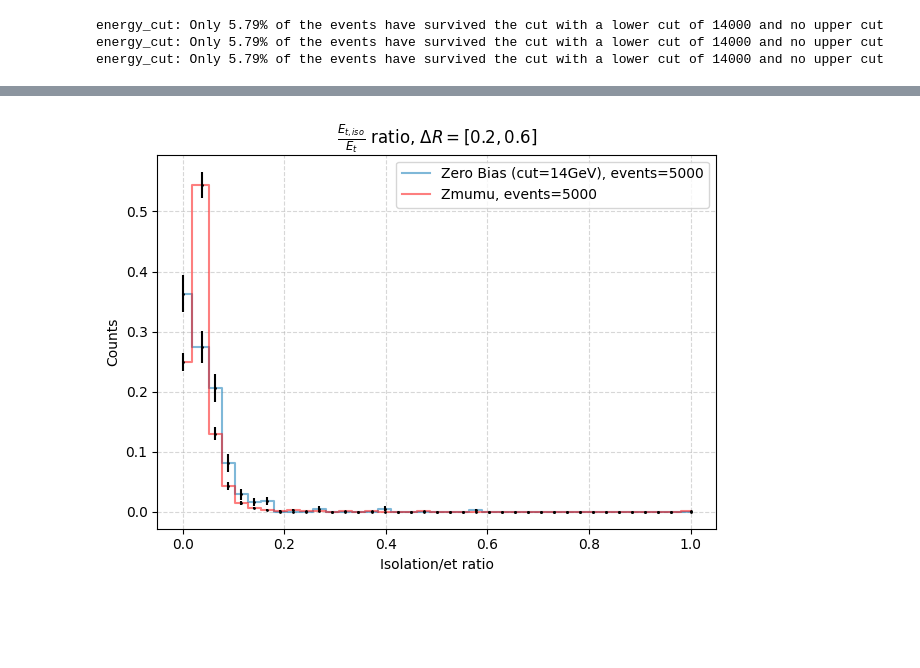
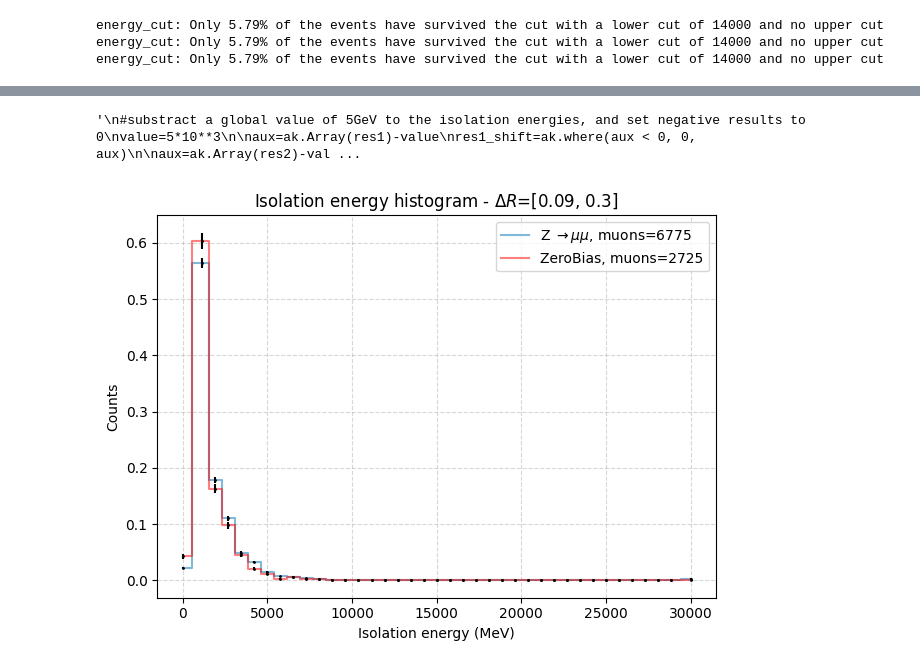
Before and after one commit to Ruba18-Code/BSc-Thesis-LVL1-trigger-for-isolated-muons-at-ATLAS, a Jupyter notebook: test.ipynb, the cells around one changed output, grey strips where cells are left out. Saved outputs shown, nothing was run; the diff lists cells and outputs as text; code cells hidden in the pictures; blank space fills up the shorter version.

Commit message:
Created more plots

```diff
--- a/test.ipynb
+++ b/test.ipynb
@@ -8,16 +8,14 @@ MuonTree_Zmumu=file["MuonTree_Zmumu;1"]
 
 #Select range of events
 nmin=0
-nmax=5000
+nmax=10000
 
 #Select quality 0 Z->mumu
 Zmumu_pt=quality_selector(MuonTree_Zmumu["muon_quality"].array(),MuonTree_Zmumu["muon_pt"].array(),0)[nmin:nmax]
 Zmumu_eta=quality_selector(MuonTree_Zmumu["muon_quality"].array(),MuonTree_Zmumu["muon_eta"].array(),0)[nmin:nmax]
 Zmumu_phi=quality_selector(MuonTree_Zmumu["muon_quality"].array(),MuonTree_Zmumu["muon_phi"].array(),0)[nmin:nmax]
-
 #And select the Z peak pairs
 Zmumu_pt, Zmumu_eta, Zmumu_phi = get_all_Z_peak_pairs(Zmumu_pt,Zmumu_eta,Zmumu_phi)
-
 #Select the ZeroBias data with energy cut
 ZeroBias_eta=energy_cut(MuonTree_ZeroBias["muon_pt"].array(), MuonTree_ZeroBias["muon_eta"].array())[nmin:nmax]
 ZeroBias_phi=energy_cut(MuonTree_ZeroBias["muon_pt"].array(), MuonTree_ZeroBias["muon_phi"].array())[nmin:nmax]
@@ -64,23 +30,37 @@ plot_ROC_curve(MuonTree_Zmumu, MuonTree_ZeroBias, Zmumu_pt, Zmumu_eta, Zmumu_phi
-# %%
-dr_min=0.2
-dr_max=0.25
-#Compute the isolation and prepare it for plotting ZeroBias
-res1=muon_isolation_all_events(MuonTree_ZeroBias,ZeroBias_eta,ZeroBias_phi,dr_min,dr_max,[nmin,nmax],1000)
-data1=ak.flatten(res1)
-#Prepare the data
-ratio1=data1/ak.flatten(ZeroBias_pt)
-
-#Compute the isolation and prepare it for plotting Z mu mu
-res2=muon_isolation_all_events(MuonTree_Zmumu,Zmumu_eta,Zmumu_phi,dr_min,dr_max,[nmin,nmax],1000)
-data2=ak.flatten(res2)
-
-ratio2=data2/ak.flatten(Zmumu_pt)
-
-#Plot the data
-colors=["#0072B2", "#FD0000"]
-labels=[fr"Zero Bias (cut=14GeV), events={len(res1)}", fr"Zmumu, events={len(res2)}"]
-
-coolplot([ratio1,ratio2],np.linspace(0,1,40),colors,labels, "Isolation/et ratio","Counts",
-         r"$\frac{E_{t,iso}}{E_{t}}$ ratio, $\Delta R= [0.2,0.6]$")
-# %% [output]
-[figure, removed]
+# %%
+#Computo isolations
+dr_min=0.09
+dr_max=0.3
+res1=muon_isolation_all_events(MuonTree_Zmumu, Zmumu_eta, Zmumu_phi, dr_min, dr_max, [nmin, nmax], int((nmax-nmin)/10))
+res2=muon_isolation_all_events(MuonTree_ZeroBias, ZeroBias_eta, ZeroBias_phi, dr_min, dr_max, [nmin, nmax], int((nmax-nmin)/10))
+# %%
+"""
+#substract a global value of 5GeV to the isolation energies, and set negative results to 0
+value=5*10**3
+
+aux=ak.Array(res1)-value
+res1_shift=ak.where(aux < 0, 0, aux)
+
+aux=ak.Array(res2)-value
+res2_shift=ak.where(aux < 0, 0, aux)
+
+#Remove NaN
+res1_shift=res1_shift[~np.isnan(res1_shift)]
+res2_shift=res2_shift[~np.isnan(res2_shift)]
+"""
+# %% [output]
+'\n#substract a global value of 5GeV to the isolation energies, and set negative results to 0\nvalue=5*10**3\n\naux=ak.Array(res1)-value\nres1_shift=ak.where(aux < 0, 0, aux)\n\naux=ak.Array(res2)-val ...
+# %%
+res1=ak.Array(res1)
+res1=res1[~np.isnan(res1)]
+res2=ak.Array(res2)
+res2=res2[~np.isnan(res2)]
+# %%
+#Plot result
+data1= ak.flatten(res1)
+data2= ak.flatten(res2)
+coolplot([data1, data2], np.linspace(0.0,3*10**4,40),
+          labels=[fr"Z $\rightarrow \mu \mu$, muons={len(data1)}", fr"ZeroBias, muons={len(data2)}"], x_label="Isolation energy (MeV)",
+          y_label="Counts", title=rf"Isolation energy histogram - $\Delta R$=[{dr_min}, {dr_max}]")
+# %% [output]
+[figure, added]
```
Also changed, not shown: parts of 5 cells of this notebook, 6 other files.
